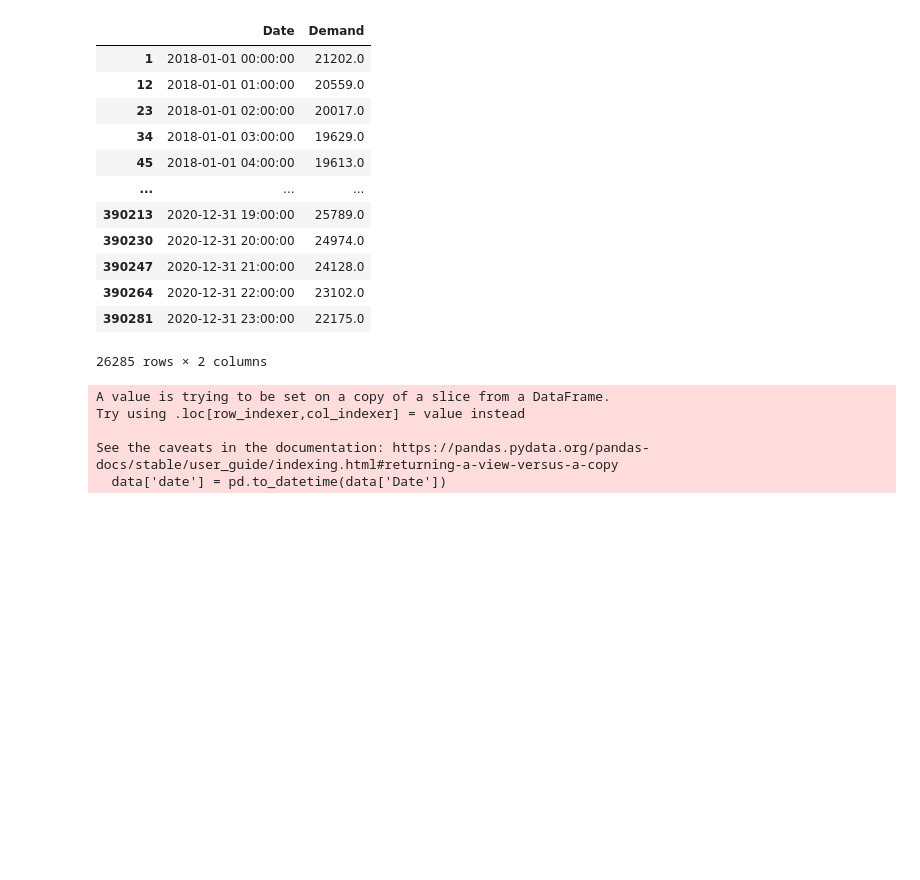
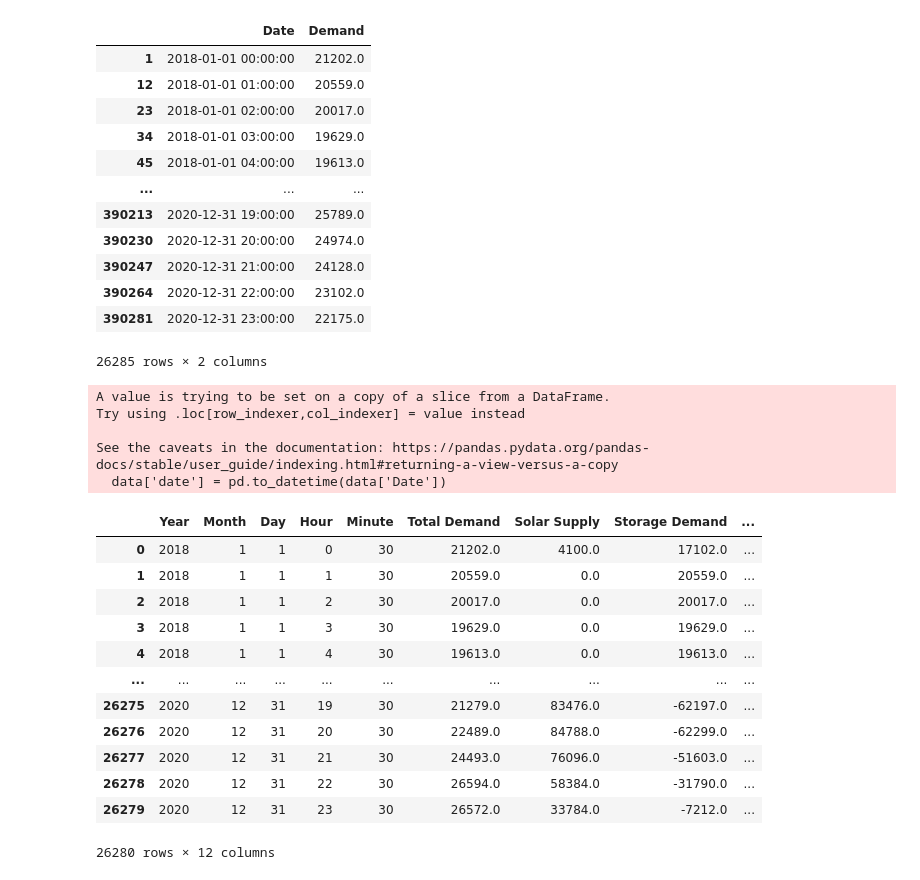
Before and after one commit to 186shades/ECE143-Team13, a Jupyter notebook: notebooks/EnergyAnalysis.ipynb, the cells around one changed output. Cells and saved outputs as stored; diff of their text form; code cells hidden in the pictures; blank space fills up the shorter version.

```diff
--- a/notebooks/EnergyAnalysis.ipynb
+++ b/notebooks/EnergyAnalysis.ipynb
@@ -323,23 +324,43 @@ See the caveats in the documentation: https://pandas.pydata.org/pandas-docs/stab
 | 390281 | 2020-12-31 23:00:00 | 22175.0 |
 26285 rows × 2 columns
 # %%
-test_supply = EnergySupplyAnalysisCSV(100000)
+#California average energy use: ~29 GWh per hour
+#California average power: 29 GW
+#Using capacity factor of 25%, Solar capacity needs to be at least 116 GW
+#using 1.5 times needed solar, we have 164 GW
+#24 hours of storage is 696 GWh
+#https://www.energy.gov/sites/prod/files/2015/05/f22/CA-Energy%20Sector%20Risk%20Profile.pdf
+test_supply = EnergySupplyAnalysisCSV(164000)
 test_demand = EnergyDemandAnalysis()
-test_storage = StorageAnalysis(test_supply.getEnergySupply(), test_demand.getEnergyDemand(), 500000)
+test_storage = StorageAnalysis(test_supply.getEnergySupply(), test_demand.getEnergyDemand(), 696000)
 #print(test_storage.demand)
 #print(test_storage.supply)
 #pd.set_option("display.max_rows",100)
 results = test_storage.get_storage_data()
+test_storage.get_storage_data()
 
 
 
 #https://assessingsolar.org/notebooks/solar_power_modeling.html
 # %% [output]
 A value is trying to be set on a copy of a slice from a DataFrame.
 Try using .loc[row_indexer,col_indexer] = value instead
 
 See the caveats in the documentation: https://pandas.pydata.org/pandas-docs/stable/user_guide/indexing.html#returning-a-view-versus-a-copy
   data['date'] = pd.to_datetime(data['Date'])
+|  | Year | Month | Day | Hour | Minute | Total Demand | Solar Supply | Storage Demand | ... |
+| 0 | 2018 | 1 | 1 | 0 | 30 | 21202.0 | 4100.0 | 17102.0 | ... |
+| 1 | 2018 | 1 | 1 | 1 | 30 | 20559.0 | 0.0 | 20559.0 | ... |
+| 2 | 2018 | 1 | 1 | 2 | 30 | 20017.0 | 0.0 | 20017.0 | ... |
+| 3 | 2018 | 1 | 1 | 3 | 30 | 19629.0 | 0.0 | 19629.0 | ... |
+| 4 | 2018 | 1 | 1 | 4 | 30 | 19613.0 | 0.0 | 19613.0 | ... |
+| ... | ... | ... | ... | ... | ... | ... | ... | ... | ... |
+| 26275 | 2020 | 12 | 31 | 19 | 30 | 21279.0 | 83476.0 | -62197.0 | ... |
+| 26276 | 2020 | 12 | 31 | 20 | 30 | 22489.0 | 84788.0 | -62299.0 | ... |
+| 26277 | 2020 | 12 | 31 | 21 | 30 | 24493.0 | 76096.0 | -51603.0 | ... |
+| 26278 | 2020 | 12 | 31 | 22 | 30 | 26594.0 | 58384.0 | -31790.0 | ... |
+| 26279 | 2020 | 12 | 31 | 23 | 30 | 26572.0 | 33784.0 | -7212.0 | ... |
+26280 rows × 12 columns
 # %%
 plt.figure()
 # plt.plot(df_year_load['Date'].tolist(), df_year_load['load'].tolist())
```
Also changed, not shown: parts of 2 cells of this notebook.
